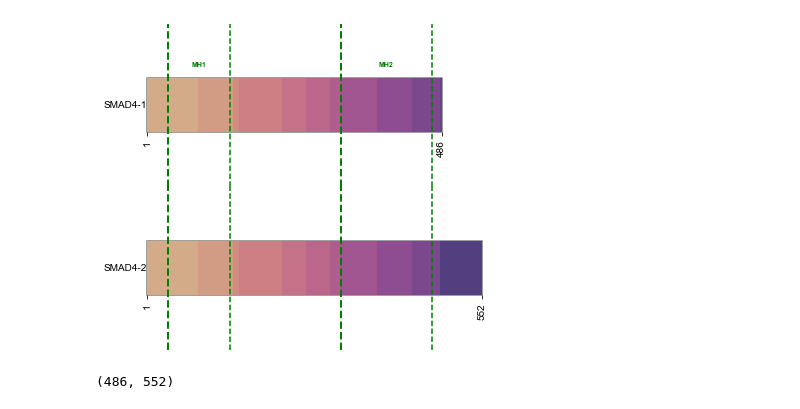
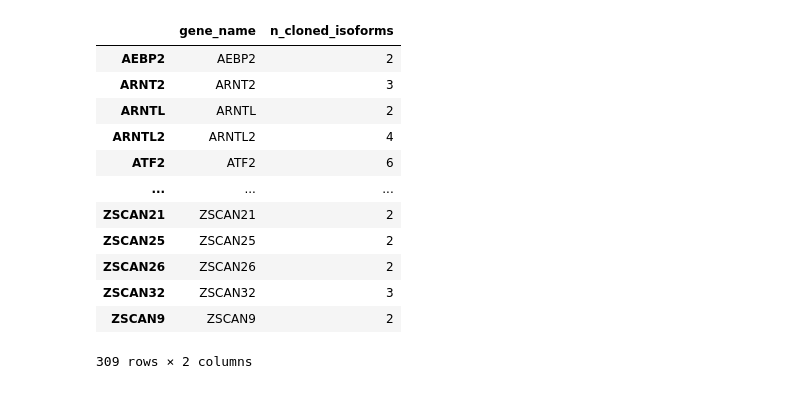
Before and after one commit to CCSB-DFCI/TF_isoforms_paper, a Jupyter notebook: analysis/i_integrative_analysis/tf_gene_summary_figures.ipynb, the cells around one changed output. Cells and saved outputs as stored; diff of their text form; code cells hidden in the pictures.

```diff
--- a/analysis/i_integrative_analysis/tf_gene_summary_figures.ipynb
+++ b/analysis/i_integrative_analysis/tf_gene_summary_figures.ipynb
@@ -90,9 +48,0 @@ tfs['SMAD4'].exon_diagram()
-# %%
-tfs['SMAD4'].protein_diagram()
-# %% [output]
-[figure, removed]
-# %%
-(len(tfs['SMAD4']['SMAD4-1'].aa_seq),
- len(tfs['SMAD4']['SMAD4-2'].aa_seq))
-# %% [output]
-(486, 552)
@@ -98,0 +65,23 @@ tfs['SMAD4'].protein_diagram()
+# %%
+data = {}
+for tf in tfs.values():
+    data[tf.name] = {}
+    data[tf.name]['gene_name'] = tf.name
+    data[tf.name]['n_cloned_isoforms'] = len(tf.cloned_isoforms)
+
+data = pd.DataFrame(data).T.sort_index()
+data
+# %% [output]
+|  | gene_name | n_cloned_isoforms |
+| AEBP2 | AEBP2 | 2 |
+| ARNT2 | ARNT2 | 3 |
+| ARNTL | ARNTL | 2 |
+| ARNTL2 | ARNTL2 | 4 |
+| ATF2 | ATF2 | 6 |
+| ... | ... | ... |
+| ZSCAN21 | ZSCAN21 | 2 |
+| ZSCAN25 | ZSCAN25 | 2 |
+| ZSCAN26 | ZSCAN26 | 2 |
+| ZSCAN32 | ZSCAN32 | 3 |
+| ZSCAN9 | ZSCAN9 | 2 |
+309 rows × 2 columns
```
Also changed, not shown: parts of 20 cells of this notebook, 6 other files.
